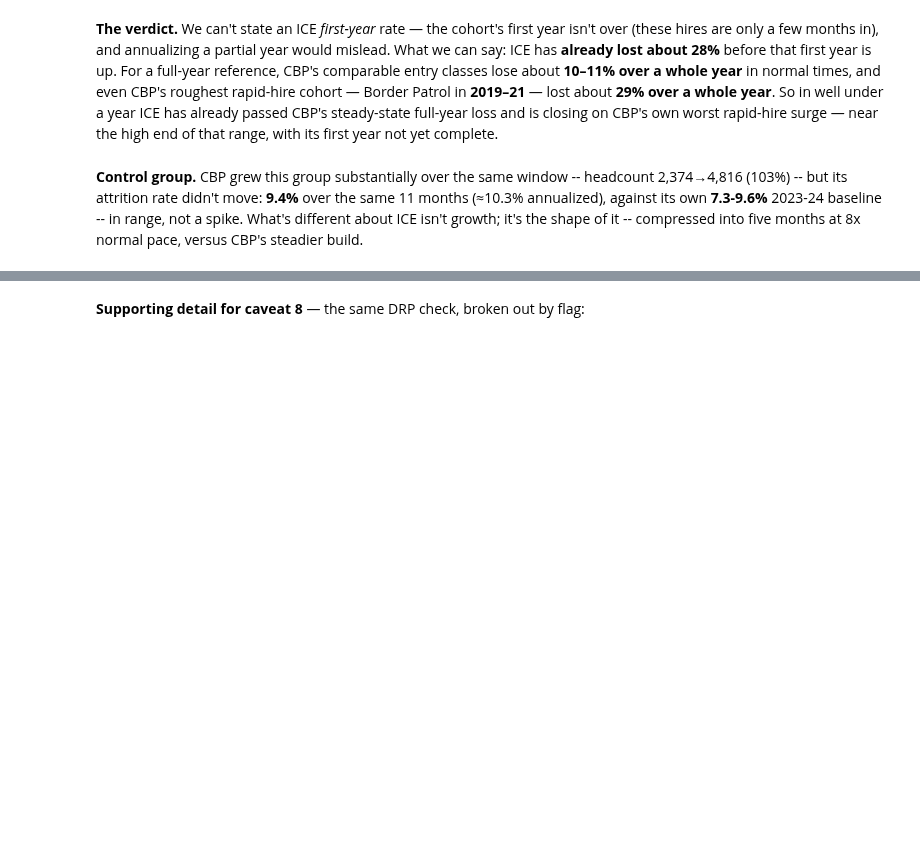
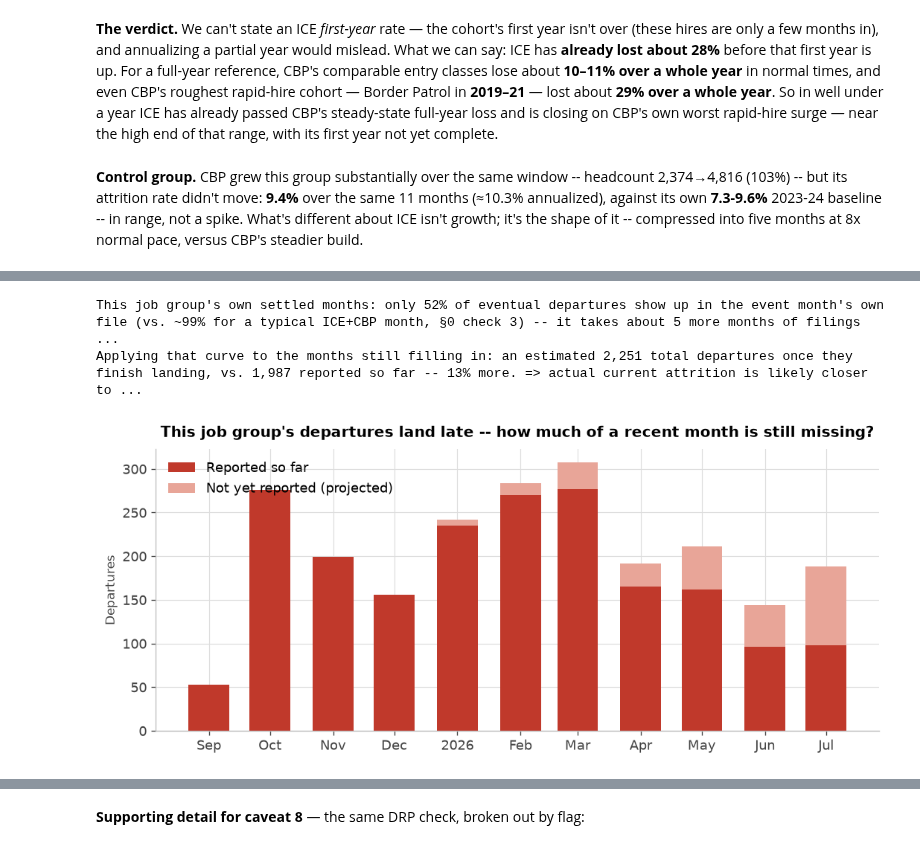
Before and after one commit to abigailhaddad/icehires, a Jupyter notebook: dhs_hiring_surge.ipynb, the cells around one changed output, grey strips where cells are left out. Drawn from its saved outputs; the diff is of its cells as text; code cells hidden in the pictures; blank space fills up the shorter version.

```diff
--- a/dhs_hiring_surge.ipynb
+++ b/dhs_hiring_surge.ipynb
@@ -766,3 +805,65 @@ display(Markdown(
+# %%
+# Is this cohort's attrition landing late? Check 3 (§0) found a typical ICE+CBP separations month is
+# ~99% complete in its own file. That check pooled EVERY separation, mostly routine. This cohort's
+# exits -- probationary terminations, DRP-flagged resignations -- may process more slowly. Rebuild the
+# same completion-by-lag curve using just this job group's own now-settled early months (Sep-Dec 2025,
+# each with 7+ months of later files behind it), then use it to project what the recent, still-thin
+# months will look like once they finish landing.
+settle = q(f"""
+  WITH x AS (SELECT event_ym, SUM(count) n,
+      (CAST(substr(file_ym,1,4) AS INT)*12+CAST(substr(file_ym,5,2) AS INT))
+     -(CAST(substr(event_ym,1,4) AS INT)*12+CAST(substr(event_ym,5,2) AS INT)) AS lag
+    FROM '{SEP}' WHERE {ICE_FP_SEP} AND event_ym BETWEEN '202509' AND '202512' GROUP BY 1, file_ym)
+  SELECT lag, SUM(n) n FROM x WHERE lag BETWEEN 0 AND 6 GROUP BY 1 ORDER BY 1
+""")
+ref_total = int(scalar(f"SELECT SUM(count) FROM '{SEP}' WHERE {ICE_FP_SEP} AND event_ym BETWEEN '202509' AND '202512'"))
+settle["cum_pct"] = 100 * settle.n.cumsum() / ref_total
+
+ref_monthly = q(f"""
+  SELECT event_ym, SUM(count) AS reported FROM '{SEP}'
+  WHERE {ICE_FP_SEP} AND event_ym BETWEEN '202509' AND '202512' GROUP BY 1 ORDER BY 1
+""")
+ref_monthly["projected"] = ref_monthly.reported  # settled months -- no adjustment needed
+
+lag_bars = q(f"""
+  SELECT event_ym, SUM(count) AS reported,
+    (CAST(substr('{surge.LATEST_MONTH}',1,4) AS INT)*12+CAST(substr('{surge.LATEST_MONTH}',5,2) AS INT))
+   -(CAST(substr(event_ym,1,4) AS INT)*12+CAST(substr(event_ym,5,2) AS INT)) AS months_of_files
+  FROM '{SEP}' WHERE {ICE_FP_SEP} AND event_ym > '202512' GROUP BY 1 ORDER BY 1
+""")
+lag_bars["capped_lag"] = lag_bars.months_of_files.clip(upper=settle.lag.max())
+lag_bars = lag_bars.merge(settle[["lag", "cum_pct"]], left_on="capped_lag", right_on="lag", how="left")
+lag_bars["projected"] = lag_bars.reported / (lag_bars.cum_pct / 100)
+
+bars = pd.concat([ref_monthly[["event_ym", "reported", "projected"]],
+                   lag_bars[["event_ym", "reported", "projected"]]], ignore_index=True)
+bars["still_to_land"] = bars.projected - bars.reported
+bars["date"] = pd.to_datetime(bars.event_ym, format="%Y%m")
+
+fig, ax = plt.subplots(figsize=(9, 4))
+ax.bar(bars.date, bars.reported, width=20, color=C_EXIT, label="Reported so far")
+ax.bar(bars.date, bars.still_to_land, bottom=bars.reported, width=20, color="#e8a598",
+       label="Not yet reported (projected)")
+ax.set(title="This job group's departures land late -- how much of a recent month is still missing?",
+       ylabel="Departures"); date_x(ax); ax.legend(loc="upper left"); fig.tight_layout()
+
+projected_total = ref_total + lag_bars.projected.sum()
+adjusted_pct = 100 * projected_total / final.cum_hires
+months_to_95 = int(settle.loc[settle.cum_pct >= 95, "lag"].min())
+print(f"This job group's own settled months: only {settle.cum_pct.iloc[0]:.0f}% of eventual departures "
+      f"show up in the event month's own file (vs. ~99% for a typical ICE+CBP month, §0 check 3) -- it "
+      f"takes about {months_to_95} more months of filings to reach 95%. (The reference total itself may "
+      f"still inch up a little more -- if anything, an underestimate.)")
+print(f"Applying that curve to the months still filling in: an estimated {projected_total:,.0f} total "
+      f"departures once they finish landing, vs. {tracked_departures:,} reported so far -- "
+      f"{projected_total/tracked_departures - 1:.0%} more. => actual current attrition is likely closer "
+      f"to {adjusted_pct:.1f}% than the raw {final.pct_of_cohort_exited:.1f}% figure quoted above, with "
+      f"most of the gap sitting in the last 1-3 months, right where the running chart above looks like "
+      f"it's leveling off.")
+# %% [output]
+This job group's own settled months: only 52% of eventual departures show up in the event month's own file (vs. ~99% for a typical ICE+CBP month, §0 check 3) -- it takes about 5 more months of filings ...
+Applying that curve to the months still filling in: an estimated 2,251 total departures once they finish landing, vs. 1,987 reported so far -- 13% more. => actual current attrition is likely closer to ...
+[figure, added]
 # %%
 pre_surge_profile_hc = int(scalar(f"SELECT SUM(count) FROM '{EMP}' WHERE {ICE_FP_SEP} AND snapshot_ym='{PRE_SURGE_MONTH}'"))
 attorneys = int(scalar(f"""SELECT SUM(count) FROM '{ACC}' WHERE {ICE_HIRE}
```
Also changed, not shown: parts of 2 cells of this notebook, 1 other file.
